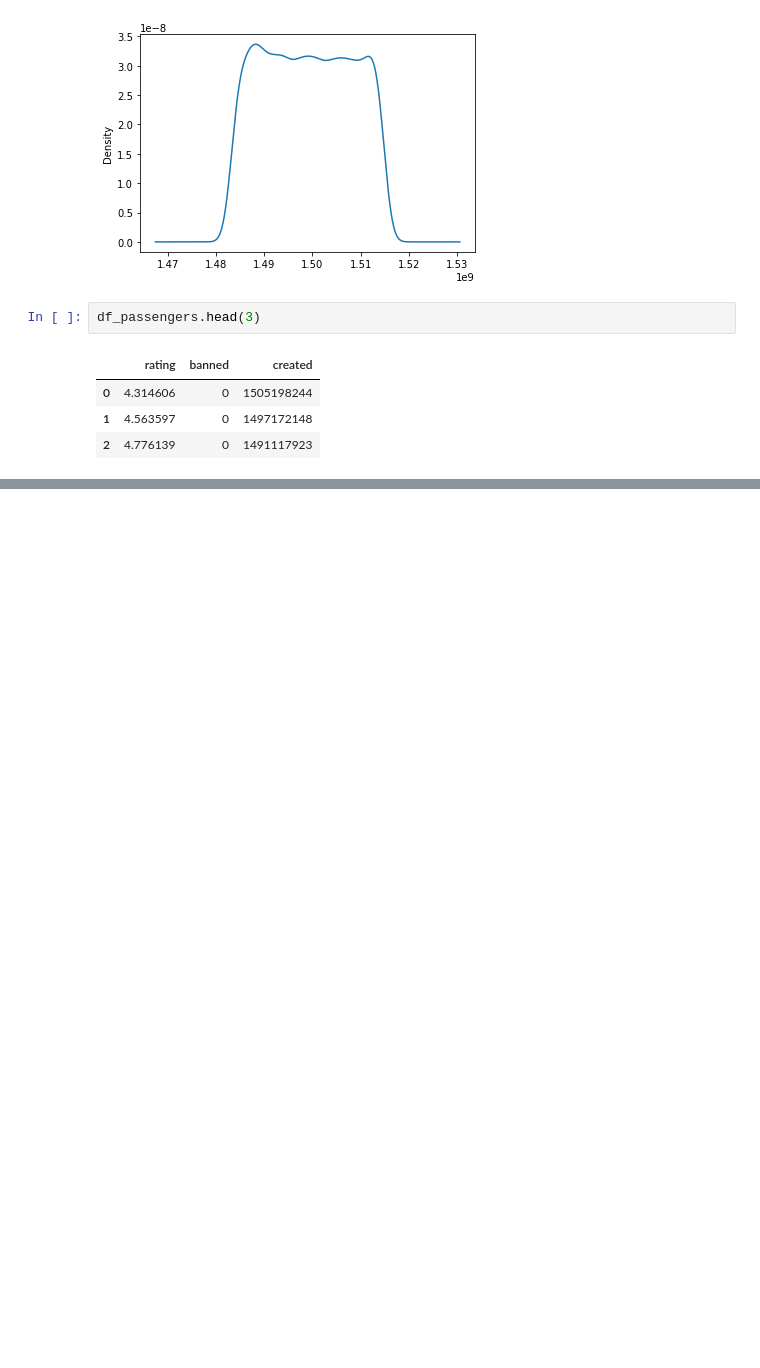
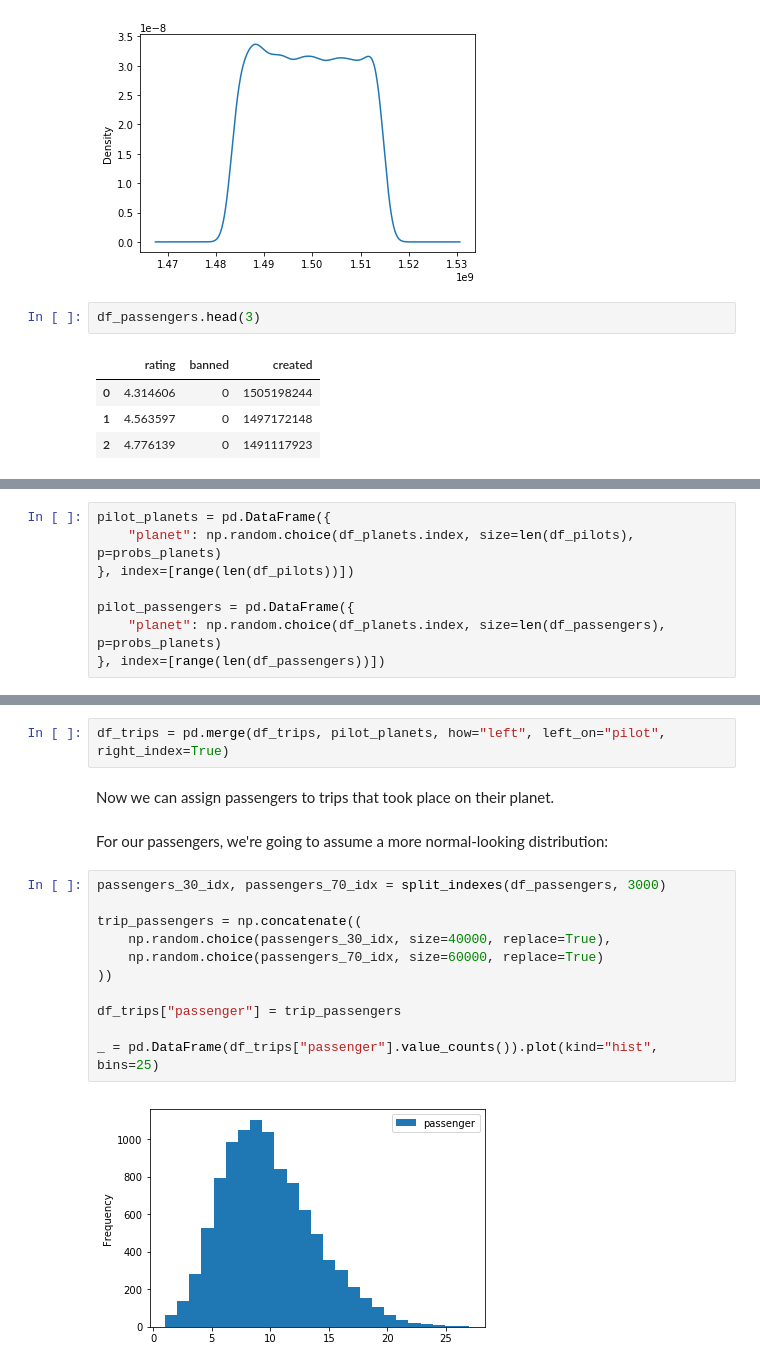
Before and after one commit to theianchan/data-notebooks, a Jupyter notebook: practice-marketplace-datasets.ipynb, the cells around one changed output, grey strips where cells are left out. Saved outputs shown, nothing was run; the diff lists cells and outputs as text; blank space fills up the shorter version.

```diff
--- a/practice-marketplace-datasets.ipynb
+++ b/practice-marketplace-datasets.ipynb
@@ -195,0 +216,8 @@ df_passengers.head(3)
+# %%
+pilot_planets = pd.DataFrame({
+    "planet": np.random.choice(df_planets.index, size=len(df_pilots), p=probs_planets)
+}, index=[range(len(df_pilots))])
+
+pilot_passengers = pd.DataFrame({
+    "planet": np.random.choice(df_planets.index, size=len(df_passengers), p=probs_planets)
+}, index=[range(len(df_passengers))])
@@ -195,0 +248,19 @@ df_passengers.head(3)
+# %%
+df_trips = pd.merge(df_trips, pilot_planets, how="left", left_on="pilot", right_index=True)
+# %% [markdown]
+Now we can assign passengers to trips that took place on their planet.
+# %% [markdown]
+For our passengers, we're going to assume a more normal-looking distribution:
+# %%
+passengers_30_idx, passengers_70_idx = split_indexes(df_passengers, 3000)
+
+trip_passengers = np.concatenate((
+    np.random.choice(passengers_30_idx, size=40000, replace=True),
+    np.random.choice(passengers_70_idx, size=60000, replace=True)
+))
+
+df_trips["passenger"] = trip_passengers
+
+_ = pd.DataFrame(df_trips["passenger"].value_counts()).plot(kind="hist", bins=25)
+# %% [output]
+[figure, added]
```
Also changed, not shown: parts of 11 cells of this notebook.
